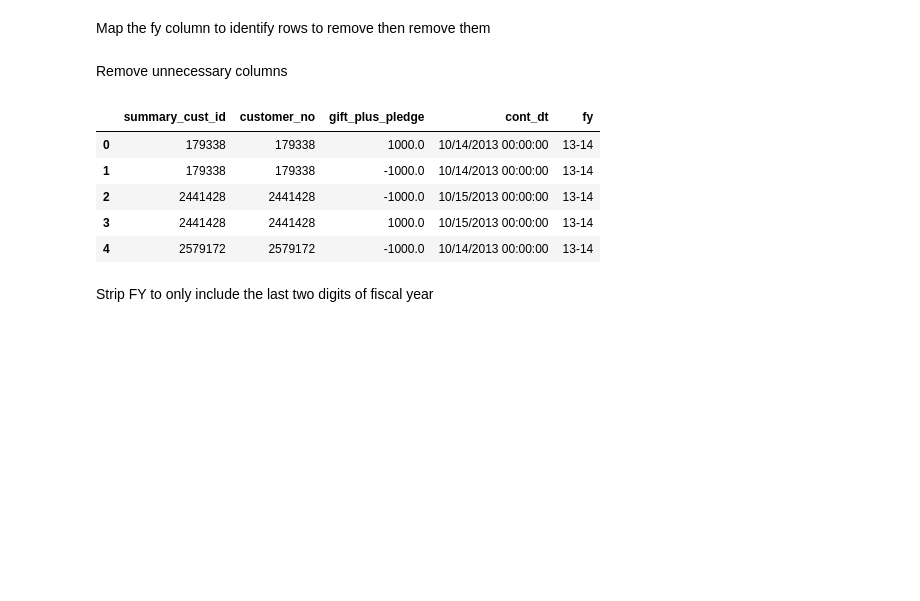
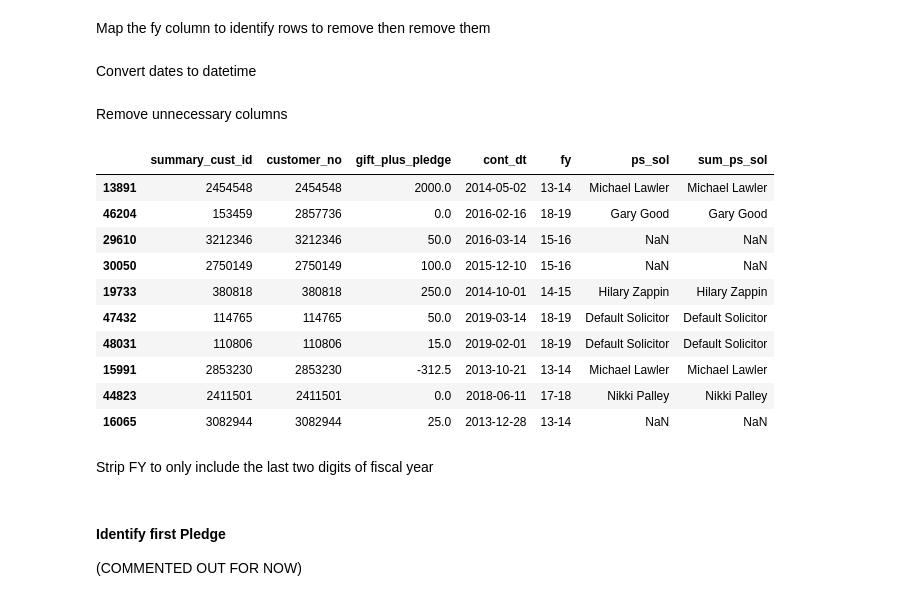
Before and after one commit to brandontkessler/donor_pred_ps, a Jupyter notebook: preprocessing/data_preprocessing.ipynb, the cells around one changed output. Cells and saved outputs as stored; diff of their text form; code cells hidden in the pictures; blank space fills up the shorter version.

```diff
--- a/preprocessing/data_preprocessing.ipynb
+++ b/preprocessing/data_preprocessing.ipynb
@@ -31,8 +42,10 @@ FY_END = 19
 # %% [markdown]
 #### Files Needed
 # %%
-d_files = 'donors_fy08-fy19.csv'
+d_files = 'donors_fy08-present.csv'
 t_files_fys = range(11, 20)
-t_files_series = ['Chamber', 'Clx', 'Connections', 'Family', 'Organ', 'Pops', 'Specials', 'Summer']
+t_files_series = ['Chamber', 'Clx', 'Connections', 'Family',
+                  'Organ', 'Pops', 'Specials', 'Summer']
+a_file_names = ['age', 'est_hh_income', 'len_of_residence', 'propensity_rating']
 # %%
 t_files = [series + str(fy) + '.csv' for series in t_files_series for fy in t_files_fys]
@@ -66,21 +80,34 @@ Map the fy column to identify rows to remove then remove them
 d_data['keep'] = d_data['fy'].map(filter_fys)
 donor_df = d_data.loc[d_data.keep].reset_index()
 donor_df.drop(columns=['keep'], inplace=True)
+# %% [markdown]
+Convert dates to datetime
+# %%
+donor_df['cont_dt'] = pd.to_datetime(donor_df['cont_dt'])
 # %% [markdown]
 Remove unnecessary columns
 # %%
-donor_cols = ['summary_cust_id', 'customer_no', 'gift_plus_pledge', 'cont_dt', 'fy']
+donor_cols = ['summary_cust_id', 'customer_no', 'gift_plus_pledge', 'cont_dt', 'fy', 'ps_sol', 'sum_ps_sol']
 donor_df = donor_df[donor_cols]
-# %%
-donor_df.head()
-# %% [output]
-|  | summary_cust_id | customer_no | gift_plus_pledge | cont_dt | fy |
-| 0 | 179338 | 179338 | 1000.0 | 10/14/2013 00:00:00 | 13-14 |
-| 1 | 179338 | 179338 | -1000.0 | 10/14/2013 00:00:00 | 13-14 |
-| 2 | 2441428 | 2441428 | -1000.0 | 10/15/2013 00:00:00 | 13-14 |
-| 3 | 2441428 | 2441428 | 1000.0 | 10/15/2013 00:00:00 | 13-14 |
-| 4 | 2579172 | 2579172 | -1000.0 | 10/14/2013 00:00:00 | 13-14 |
+# %%
+donor_df.sample(10)
+# %% [output]
+|  | summary_cust_id | customer_no | gift_plus_pledge | cont_dt | fy | ps_sol | sum_ps_sol |
+| 13891 | 2454548 | 2454548 | 2000.0 | 2014-05-02 | 13-14 | Michael Lawler | Michael Lawler |
+| 46204 | 153459 | 2857736 | 0.0 | 2016-02-16 | 18-19 | Gary Good | Gary Good |
+| 29610 | 3212346 | 3212346 | 50.0 | 2016-03-14 | 15-16 | NaN | NaN |
+| 30050 | 2750149 | 2750149 | 100.0 | 2015-12-10 | 15-16 | NaN | NaN |
+| 19733 | 380818 | 380818 | 250.0 | 2014-10-01 | 14-15 | Hilary Zappin | Hilary Zappin |
+| 47432 | 114765 | 114765 | 50.0 | 2019-03-14 | 18-19 | Default Solicitor | Default Solicitor |
+| 48031 | 110806 | 110806 | 15.0 | 2019-02-01 | 18-19 | Default Solicitor | Default Solicitor |
+| 15991 | 2853230 | 2853230 | -312.5 | 2013-10-21 | 13-14 | Michael Lawler | Michael Lawler |
+| 44823 | 2411501 | 2411501 | 0.0 | 2018-06-11 | 17-18 | Nikki Palley | Nikki Palley |
+| 16065 | 3082944 | 3082944 | 25.0 | 2013-12-28 | 13-14 | NaN | NaN |
 # %% [markdown]
 Strip FY to only include the last two digits of fiscal year
 # %%
 donor_df['fy'] = donor_df['fy'].str[3:]
+# %% [markdown]
+#### Identify first Pledge
+
+(COMMENTED OUT FOR NOW)
```
Also changed, not shown: parts of 69 cells of this notebook, 1 other file.
